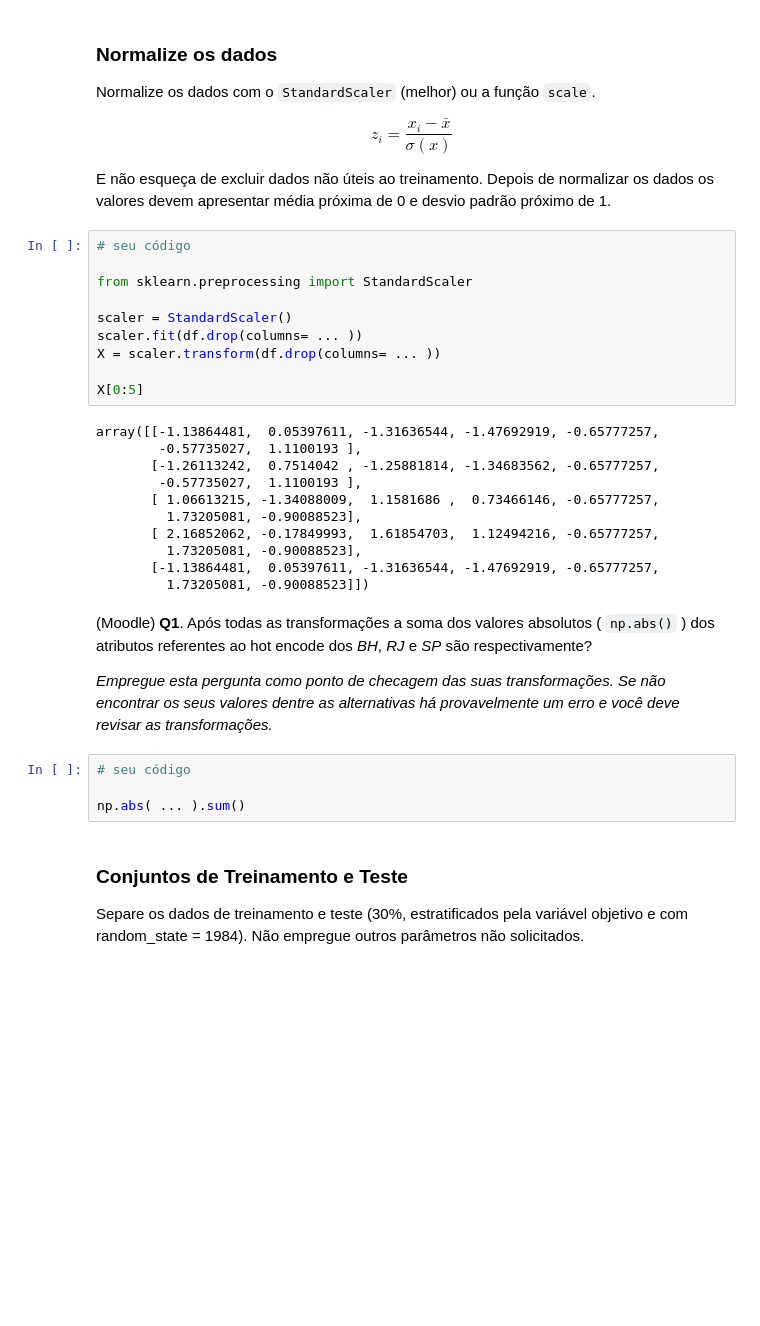
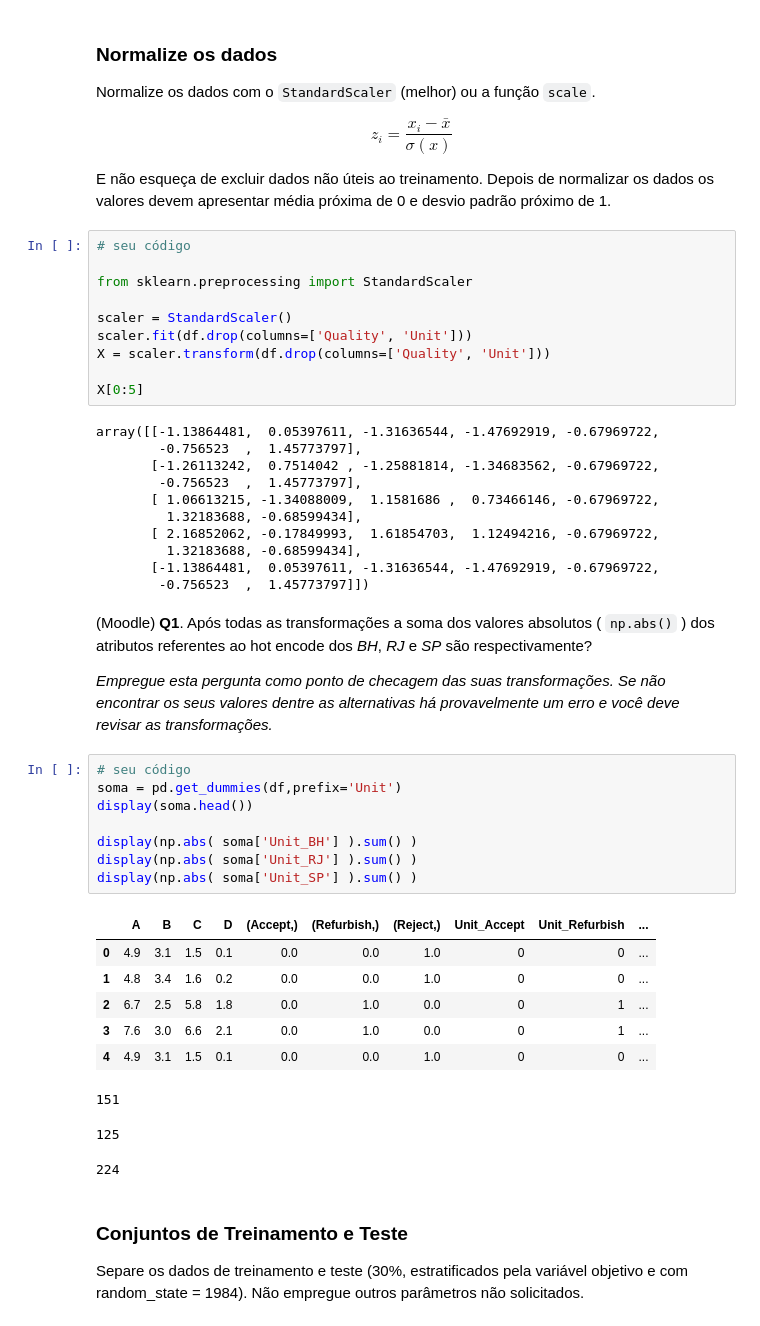
Before and after one commit to NilbertoFreitas/Mineracao_de_Dados, a Jupyter notebook: BIG_A3_Classificacao-Nilberto.ipynb, the cells around one changed output. Drawn from its saved outputs; the diff is of its cells as text; blank space fills up the shorter version.

```diff
--- a/BIG_A3_Classificacao-Nilberto.ipynb
+++ b/BIG_A3_Classificacao-Nilberto.ipynb
@@ -133,29 +147,43 @@ E não esqueça de excluir dados não úteis ao treinamento. Depois de normaliza
 from sklearn.preprocessing import StandardScaler
 
 scaler = StandardScaler()
-scaler.fit(df.drop(columns= ... ))
-X = scaler.transform(df.drop(columns= ... ))
+scaler.fit(df.drop(columns=['Quality', 'Unit']))
+X = scaler.transform(df.drop(columns=['Quality', 'Unit']))
 
 X[0:5]
 # %% [output]
-array([[-1.13864481,  0.05397611, -1.31636544, -1.47692919, -0.65777257,
-        -0.57735027,  1.1100193 ],
-       [-1.26113242,  0.7514042 , -1.25881814, -1.34683562, -0.65777257,
-        -0.57735027,  1.1100193 ],
-       [ 1.06613215, -1.34088009,  1.1581686 ,  0.73466146, -0.65777257,
-         1.73205081, -0.90088523],
-       [ 2.16852062, -0.17849993,  1.61854703,  1.12494216, -0.65777257,
-         1.73205081, -0.90088523],
-       [-1.13864481,  0.05397611, -1.31636544, -1.47692919, -0.65777257,
-         1.73205081, -0.90088523]])
+array([[-1.13864481,  0.05397611, -1.31636544, -1.47692919, -0.67969722,
+        -0.756523  ,  1.45773797],
+       [-1.26113242,  0.7514042 , -1.25881814, -1.34683562, -0.67969722,
+        -0.756523  ,  1.45773797],
+       [ 1.06613215, -1.34088009,  1.1581686 ,  0.73466146, -0.67969722,
+         1.32183688, -0.68599434],
+       [ 2.16852062, -0.17849993,  1.61854703,  1.12494216, -0.67969722,
+         1.32183688, -0.68599434],
+       [-1.13864481,  0.05397611, -1.31636544, -1.47692919, -0.67969722,
+        -0.756523  ,  1.45773797]])
 # %% [markdown]
 (Moodle) **Q1**. Após todas as transformações a soma dos valores absolutos ( `np.abs()` ) dos atributos referentes ao hot encode dos *BH*, *RJ* e *SP* são respectivamente?
 
 *Empregue esta pergunta como ponto de checagem das suas transformações. Se não encontrar os seus valores dentre as alternativas há provavelmente um erro e você deve revisar as transformações.*
-# %%
-# seu código
-
-np.abs( ... ).sum()
+# %%
+# seu código
+soma = pd.get_dummies(df,prefix='Unit')
+display(soma.head())
+
+display(np.abs( soma['Unit_BH'] ).sum() )
+display(np.abs( soma['Unit_RJ'] ).sum() )
+display(np.abs( soma['Unit_SP'] ).sum() )
+# %% [output]
+|  | A | B | C | D | (Accept,) | (Refurbish,) | (Reject,) | Unit_Accept | Unit_Refurbish | ... |
+| 0 | 4.9 | 3.1 | 1.5 | 0.1 | 0.0 | 0.0 | 1.0 | 0 | 0 | ... |
+| 1 | 4.8 | 3.4 | 1.6 | 0.2 | 0.0 | 0.0 | 1.0 | 0 | 0 | ... |
+| 2 | 6.7 | 2.5 | 5.8 | 1.8 | 0.0 | 1.0 | 0.0 | 0 | 1 | ... |
+| 3 | 7.6 | 3.0 | 6.6 | 2.1 | 0.0 | 1.0 | 0.0 | 0 | 1 | ... |
+| 4 | 4.9 | 3.1 | 1.5 | 0.1 | 0.0 | 0.0 | 1.0 | 0 | 0 | ... |
+151
+125
+224
 # %% [markdown]
 ### Conjuntos de Treinamento e Teste
 
```
Also changed, not shown: parts of 6 cells of this notebook.
